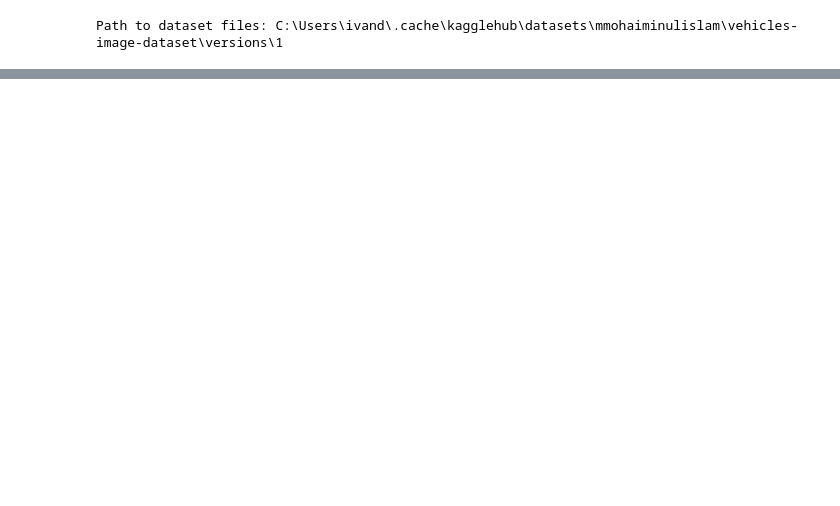
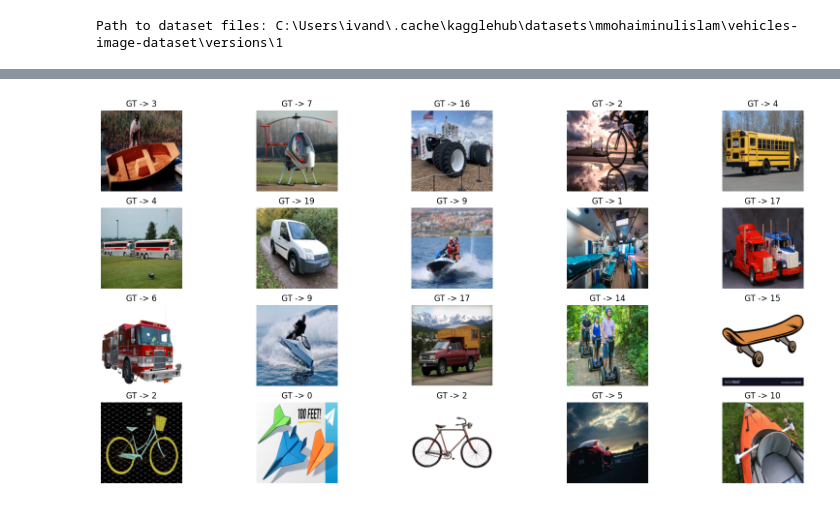
Before and after one commit to rickivan/proyecto-final-redes-neuronales, a Jupyter notebook: proyecto.ipynb, the cells around one changed output, grey strips where cells are left out. Drawn from its saved outputs; the diff is of its cells as text; code cells hidden in the pictures; blank space fills up the shorter version.

Commit message:
Lee y muestra imagenes
La red neuronal aun no entrena

```diff
--- a/proyecto.ipynb
+++ b/proyecto.ipynb
@@ -151,3 +172,37 @@ def calcularPrecisionGlobal(net,data_loader,batch_size,func=None,cuda=False):
         correctas+=contarCorrectas(net,images,labels,func)
     correctas=correctas.data.tolist()
     return (100*correctas)/(len(data_loader)*batch_size)
+# %%
+import random
+from matplotlib import pyplot as plt
+
+def tensor_2_im(t, t_type = "rgb"):
+
+    gray_tfs = transforms.Compose([transforms.Normalize(mean = [ 0.], std = [1/0.5]), transforms.Normalize(mean = [-0.5], std = [1])])
+    rgb_tfs = transforms.Compose([transforms.Normalize(mean = [ 0., 0., 0. ], std = [ 1/0.229, 1/0.224, 1/0.225 ]), transforms.Normalize(mean = [ -0.485, -0.456, -0.406 ], std = [ 1., 1., 1. ])])
+
+    invTrans = gray_tfs if t_type == "gray" else rgb_tfs
+
+    return (invTrans(t) * 255).detach().squeeze().cpu().permute(1,2,0).numpy().astype(np.uint8) if t_type == "gray" else (invTrans(t) * 255).detach().cpu().permute(1,2,0).numpy().astype(np.uint8)
+
+def visualize(data, n_ims, rows, cmap = None, cls_names = None):
+
+    assert cmap in ["rgb", "gray"], "Rasmni oq-qora yoki rangli ekanini aniqlashtirib bering!"
+    if cmap == "rgb": cmap = "viridis"
+
+    plt.figure(figsize = (20, 10))
+    indekslar = [random.randint(0, len(data) - 1) for _ in range(n_ims)]
+    for idx, indeks in enumerate(indekslar):
+
+        im, gt = data[indeks]
+        # Start plot
+        plt.subplot(rows, n_ims // rows, idx + 1)
+        if cmap: plt.imshow(tensor_2_im(im, cmap), cmap=cmap)
+        else: plt.imshow(tensor_2_im(im))
+        plt.axis('off')
+        if cls_names is not None: plt.title(f"GT -> {cls_names[int(gt)]}")
+        else: plt.title(f"GT -> {gt}")
+
+visualize(val_loader.dataset, 20, 4, "rgb", list(class_names.keys()))
+# %% [output]
+[figure, added]
```
Also changed, not shown: parts of 4 cells of this notebook.
